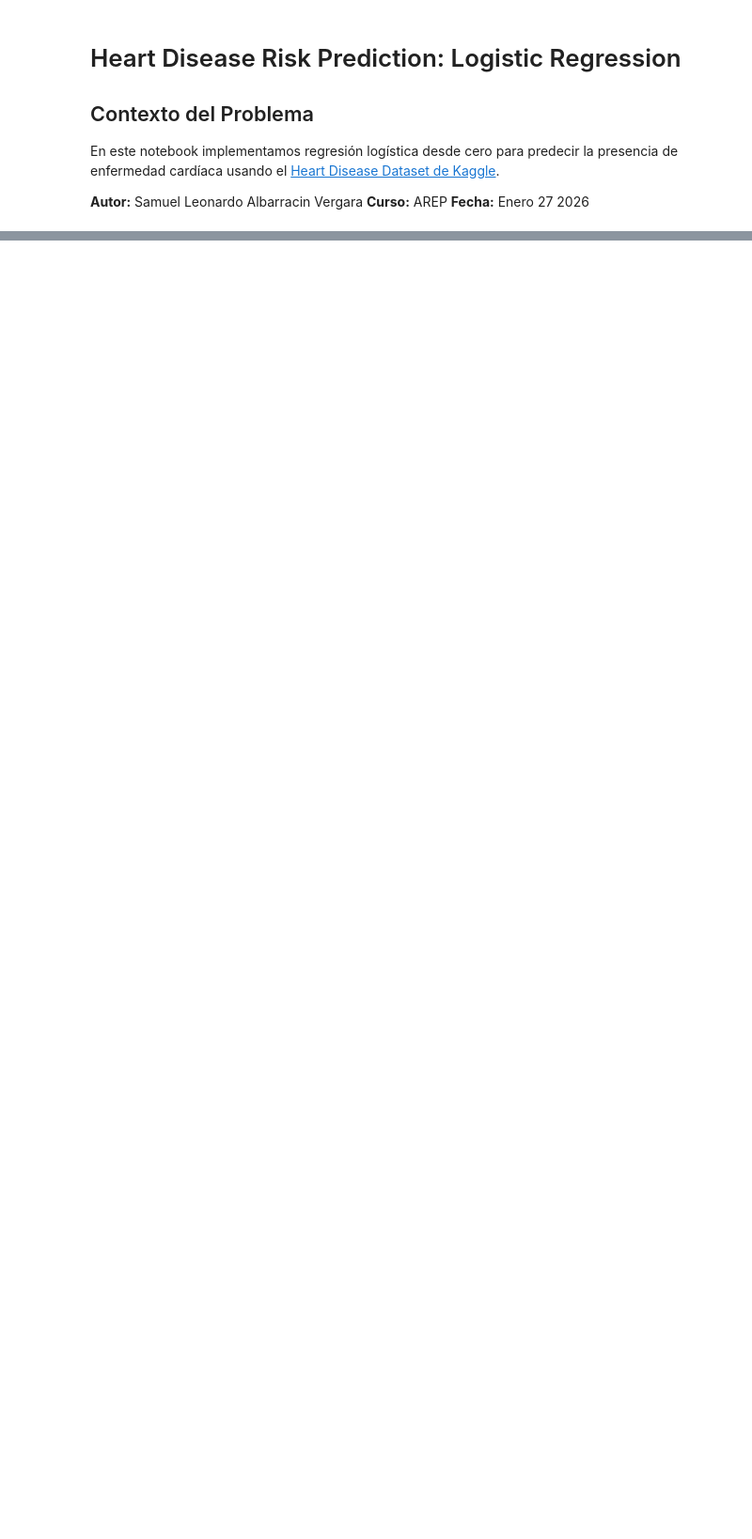
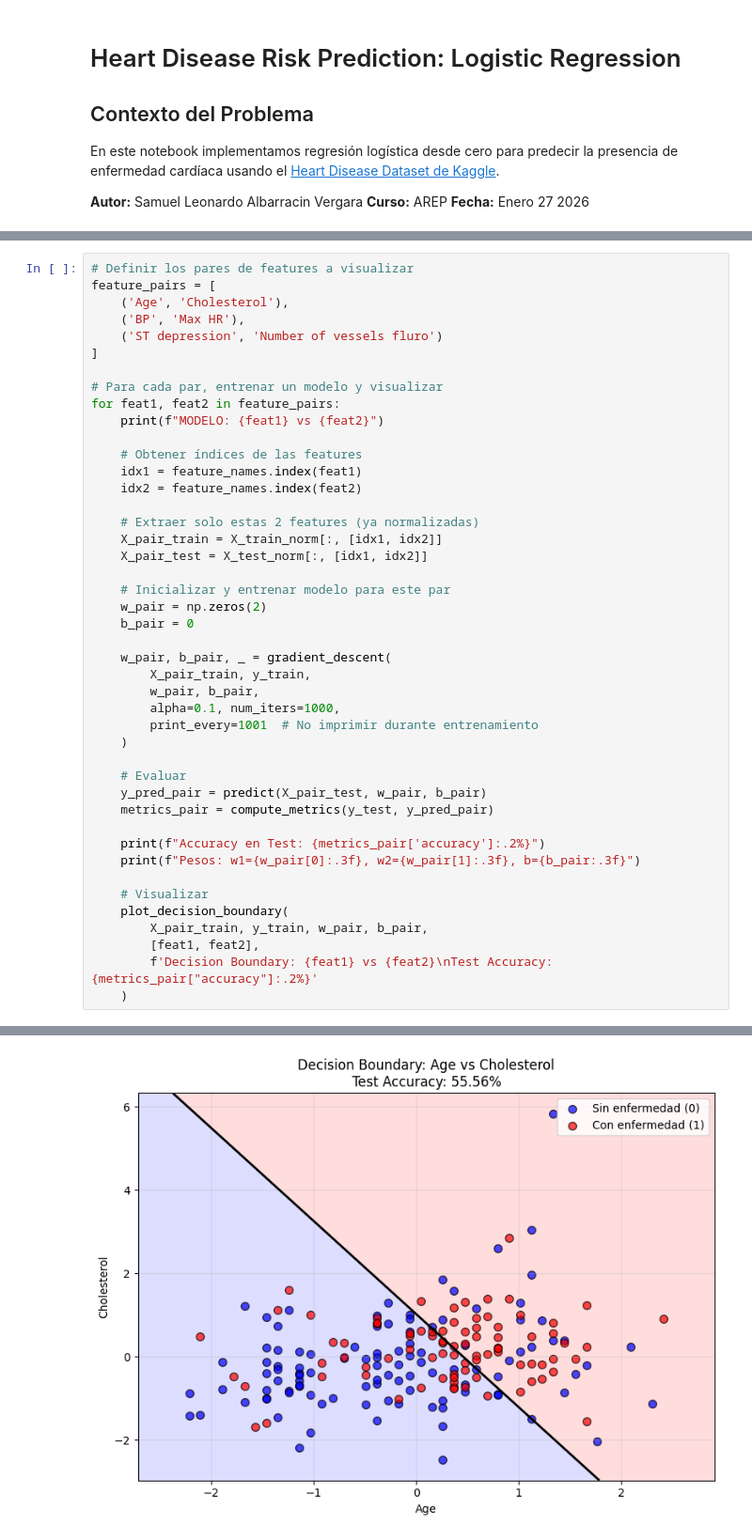
Before and after one commit to saleo5/AREP, a Jupyter notebook: heart-disease-lr/heart_disease_lr_analysis.ipynb, the cells around one changed output, grey strips where cells are left out. Shown at 94% size. Drawn from its saved outputs; the diff is of its cells as text; blank space fills up the shorter version.

```diff
--- a/heart-disease-lr/heart_disease_lr_analysis.ipynb
+++ b/heart-disease-lr/heart_disease_lr_analysis.ipynb
@@ -35,0 +677,45 @@ df.shape
+# %%
+# Definir los pares de features a visualizar
+feature_pairs = [
+    ('Age', 'Cholesterol'),
+    ('BP', 'Max HR'),
+    ('ST depression', 'Number of vessels fluro')
+]
+
+# Para cada par, entrenar un modelo y visualizar
+for feat1, feat2 in feature_pairs:
+    print(f"MODELO: {feat1} vs {feat2}")
+
+    # Obtener índices de las features
+    idx1 = feature_names.index(feat1)
+    idx2 = feature_names.index(feat2)
+
+    # Extraer solo estas 2 features (ya normalizadas)
+    X_pair_train = X_train_norm[:, [idx1, idx2]]
+    X_pair_test = X_test_norm[:, [idx1, idx2]]
+
+    # Inicializar y entrenar modelo para este par
+    w_pair = np.zeros(2)
+    b_pair = 0
+
+    w_pair, b_pair, _ = gradient_descent(
+        X_pair_train, y_train,
+        w_pair, b_pair,
+        alpha=0.1, num_iters=1000,
+        print_every=1001  # No imprimir durante entrenamiento
+    )
+
+    # Evaluar
+    y_pred_pair = predict(X_pair_test, w_pair, b_pair)
+    metrics_pair = compute_metrics(y_test, y_pred_pair)
+
+    print(f"Accuracy en Test: {metrics_pair['accuracy']:.2%}")
+    print(f"Pesos: w1={w_pair[0]:.3f}, w2={w_pair[1]:.3f}, b={b_pair:.3f}")
+
+    # Visualizar
+    plot_decision_boundary(
+        X_pair_train, y_train, w_pair, b_pair,
+        [feat1, feat2],
+        f'Decision Boundary: {feat1} vs {feat2}\nTest Accuracy: {metrics_pair["accuracy"]:.2%}'
+    )
+# %% [output]
@@ -35,0 +726 @@ df.shape
+[figure, added]
```
Also changed, not shown: parts of 54 cells of this notebook, 1 other file.
